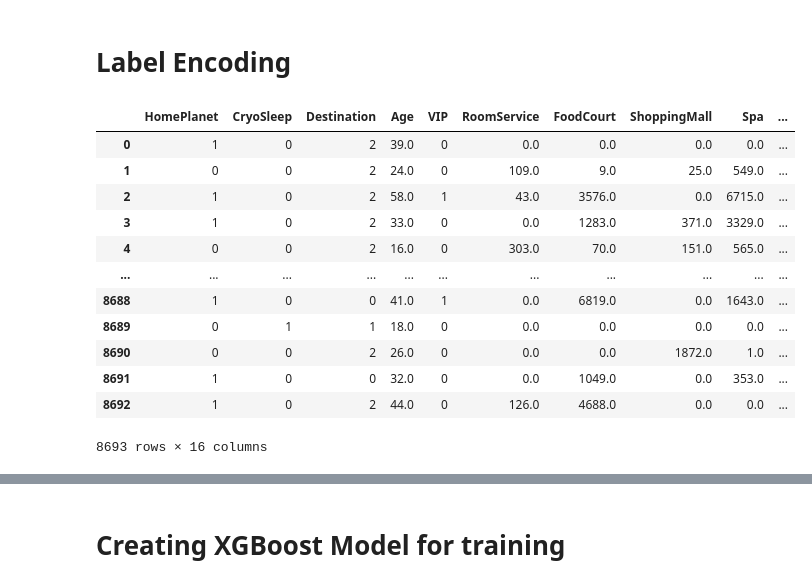
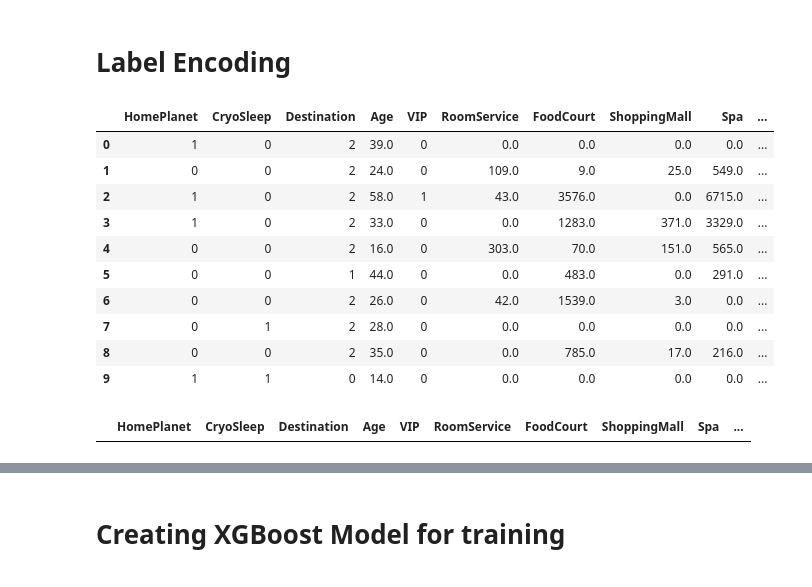
Before and after one commit to marcherlitz/Kaggle_SpaceshipTitanic, a Jupyter notebook: Spaceship_Titanic.ipynb, the cells around one changed output, grey strips where cells are left out. Drawn from its saved outputs; the diff is of its cells as text; code cells hidden in the pictures.

```diff
--- a/Spaceship_Titanic.ipynb
+++ b/Spaceship_Titanic.ipynb
@@ -126,3 +134,6 @@ print(dataDf.columns[dataDf.isna().any()].tolist())
+# %%
+sum_column = dataDf["RoomService"] + dataDf["FoodCourt"] + dataDf["ShoppingMall"] + dataDf["Spa"] + dataDf["VRDeck"]
+dataDf["totalBill"] = sum_column
 # %%
 dataDf
 # %% [output]
@@ -152,18 +306,16 @@ dataDf[['HomePlanet', 'Destination', 'surname', 'num', 'deck', 'side', 'groups',
 
 #dataDf = dataDf.apply(LabelEncoder().fit_transform)
 # %%
-dataDf
+dataDf.head(10)
 # %% [output]
 |  | HomePlanet | CryoSleep | Destination | Age | VIP | RoomService | FoodCourt | ShoppingMall | Spa | ... |
 | 0 | 1 | 0 | 2 | 39.0 | 0 | 0.0 | 0.0 | 0.0 | 0.0 | ... |
 | 1 | 0 | 0 | 2 | 24.0 | 0 | 109.0 | 9.0 | 25.0 | 549.0 | ... |
 | 2 | 1 | 0 | 2 | 58.0 | 1 | 43.0 | 3576.0 | 0.0 | 6715.0 | ... |
 | 3 | 1 | 0 | 2 | 33.0 | 0 | 0.0 | 1283.0 | 371.0 | 3329.0 | ... |
 | 4 | 0 | 0 | 2 | 16.0 | 0 | 303.0 | 70.0 | 151.0 | 565.0 | ... |
-| ... | ... | ... | ... | ... | ... | ... | ... | ... | ... | ... |
-| 8688 | 1 | 0 | 0 | 41.0 | 1 | 0.0 | 6819.0 | 0.0 | 1643.0 | ... |
-| 8689 | 0 | 1 | 1 | 18.0 | 0 | 0.0 | 0.0 | 0.0 | 0.0 | ... |
-| 8690 | 0 | 0 | 2 | 26.0 | 0 | 0.0 | 0.0 | 1872.0 | 1.0 | ... |
-| 8691 | 1 | 0 | 0 | 32.0 | 0 | 0.0 | 1049.0 | 0.0 | 353.0 | ... |
-| 8692 | 1 | 0 | 2 | 44.0 | 0 | 126.0 | 4688.0 | 0.0 | 0.0 | ... |
+| 5 | 0 | 0 | 1 | 44.0 | 0 | 0.0 | 483.0 | 0.0 | 291.0 | ... |
+| 6 | 0 | 0 | 2 | 26.0 | 0 | 42.0 | 1539.0 | 3.0 | 0.0 | ... |
+| 7 | 0 | 1 | 2 | 28.0 | 0 | 0.0 | 0.0 | 0.0 | 0.0 | ... |
+| 8 | 0 | 0 | 2 | 35.0 | 0 | 0.0 | 785.0 | 17.0 | 216.0 | ... |
+| 9 | 1 | 1 | 0 | 14.0 | 0 | 0.0 | 0.0 | 0.0 | 0.0 | ... |
-8693 rows × 16 columns
@@ -169,0 +324,4 @@ dataDf
+# %%
+dataDf[dataDf.isna().any(axis=1)]
+# %% [output]
+|  | HomePlanet | CryoSleep | Destination | Age | VIP | RoomService | FoodCourt | ShoppingMall | Spa | ... |
```
Also changed, not shown: parts of 48 cells of this notebook, 4 other files.
